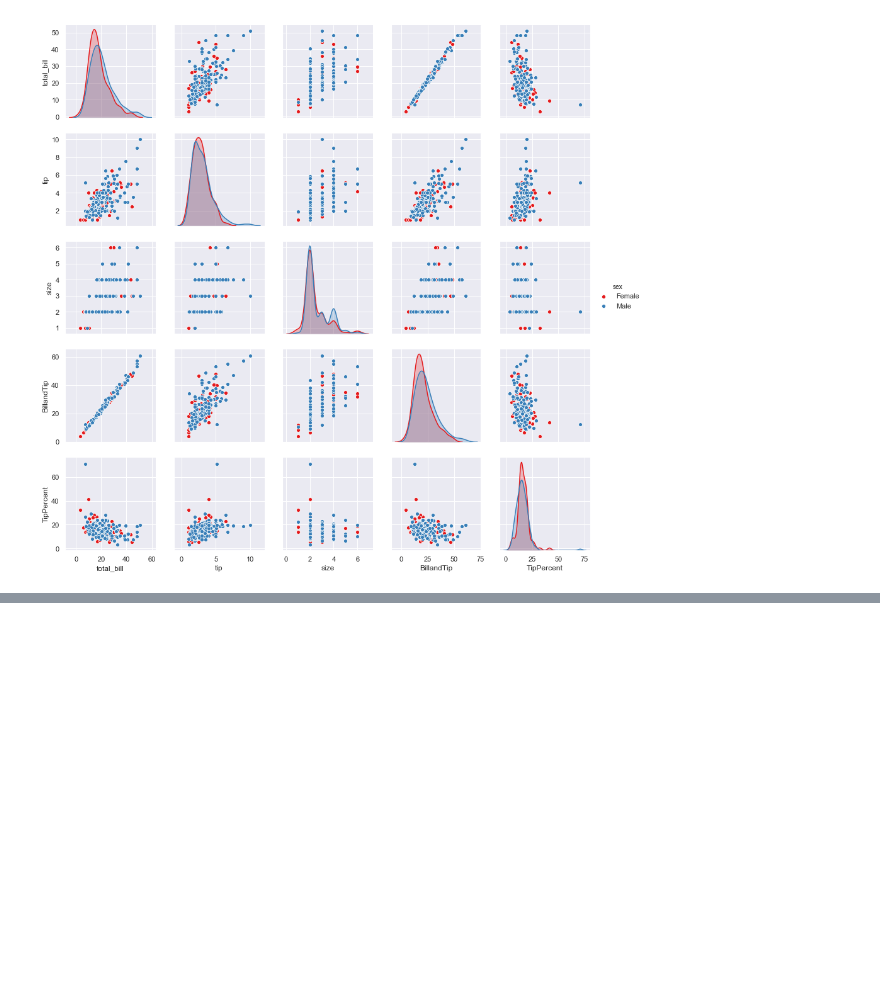
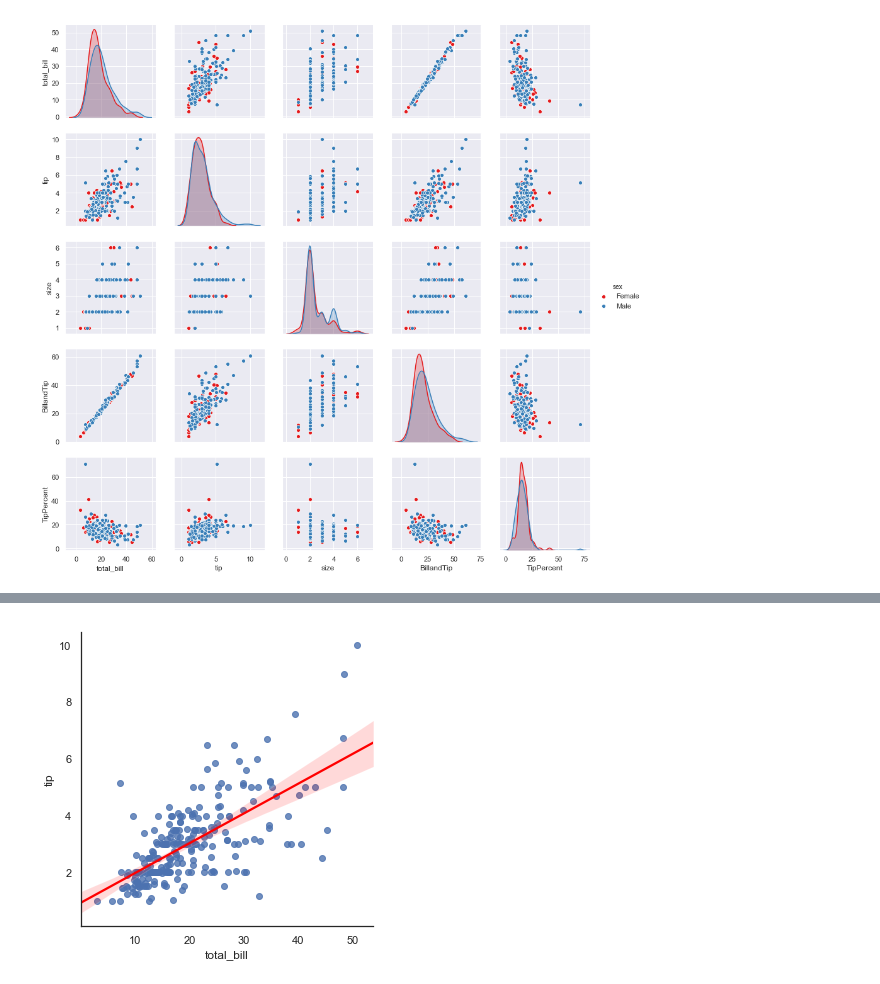
Before and after one commit to edelcorcoran/FDA-Project, a Jupyter notebook: Tips.ipynb, the cells around one changed output, grey strips where cells are left out. Drawn from its saved outputs; the diff is of its cells as text; code cells hidden in the pictures; blank space fills up the shorter version.

```diff
--- a/Tips.ipynb
+++ b/Tips.ipynb
@@ -822,3 +819,10 @@ plt.show()
+# %%
+# code adapted from stackoverflow [10] to change line colour
+#Generate lmplot
+sns.lmplot(x="total_bill", y="tip", data=tips, line_kws={'color': 'red'} )
+plt.show()
+# %% [output]
+[figure, added]
 # %% [markdown]
 # References
 
```
Also changed, not shown: parts of 17 cells of this notebook.
